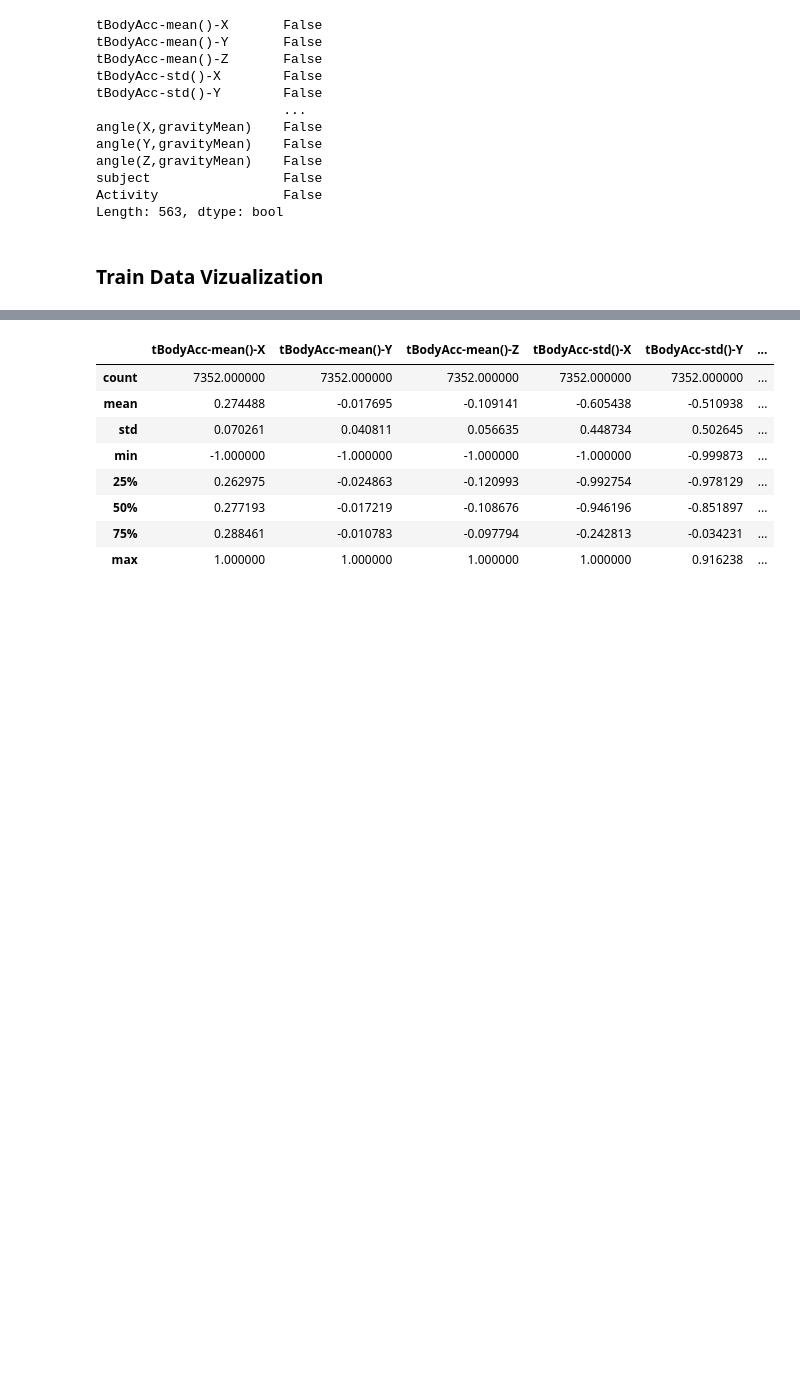
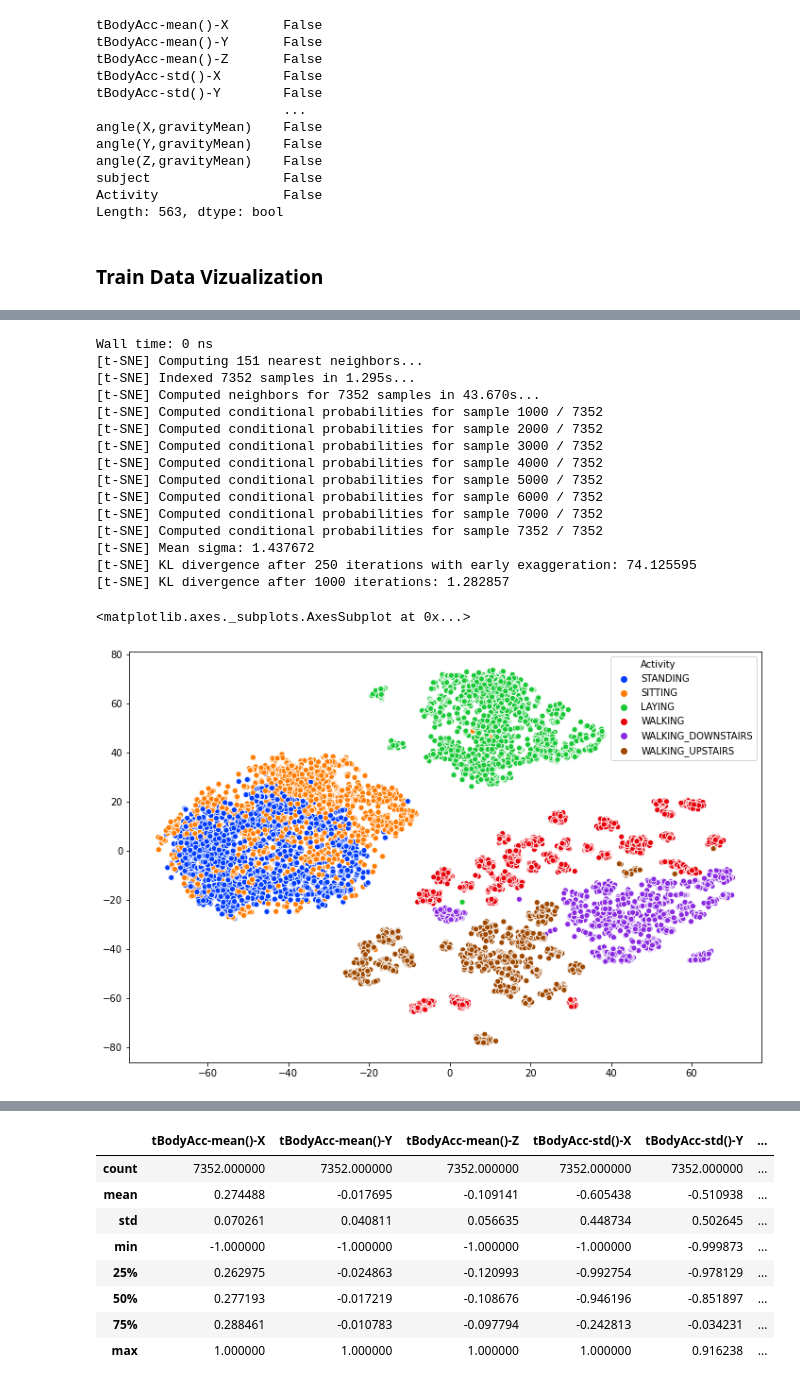
Before and after one commit to Arx1971/Human-Activity-Recognition-Classifier, a Jupyter notebook: human_activity_classifier.ipynb, the cells around one changed output, grey strips where cells are left out. Cells and saved outputs as stored; diff of their text form; code cells hidden in the pictures; blank space fills up the shorter version.

```diff
--- a/human_activity_classifier.ipynb
+++ b/human_activity_classifier.ipynb
@@ -88 +95,25 @@ plt.xticks(rotation=90)
+# %%
+X_for_tsne = train.drop(['subject', 'Activity'], axis=1)
+%time
+tsne = TSNE(random_state = 42, n_components=2, verbose=1, perplexity=50, n_iter=1000).fit_transform(X_for_tsne)
+plt.figure(figsize=(12,8))
+sns.scatterplot(x =tsne[:, 0], y = tsne[:, 1], hue = train["Activity"],palette="bright")
+# %% [output]
+Wall time: 0 ns
+[t-SNE] Computing 151 nearest neighbors...
+[t-SNE] Indexed 7352 samples in 1.295s...
+[t-SNE] Computed neighbors for 7352 samples in 43.670s...
+[t-SNE] Computed conditional probabilities for sample 1000 / 7352
+[t-SNE] Computed conditional probabilities for sample 2000 / 7352
+[t-SNE] Computed conditional probabilities for sample 3000 / 7352
+[t-SNE] Computed conditional probabilities for sample 4000 / 7352
+[t-SNE] Computed conditional probabilities for sample 5000 / 7352
+[t-SNE] Computed conditional probabilities for sample 6000 / 7352
+[t-SNE] Computed conditional probabilities for sample 7000 / 7352
+[t-SNE] Computed conditional probabilities for sample 7352 / 7352
+[t-SNE] Mean sigma: 1.437672
+[t-SNE] KL divergence after 250 iterations with early exaggeration: 74.125595
+[t-SNE] KL divergence after 1000 iterations: 1.282857
+<matplotlib.axes._subplots.AxesSubplot at 0x...>
+[figure, added]
 # %%
```
Also changed, not shown: parts of 15 cells of this notebook, 2 other files.
